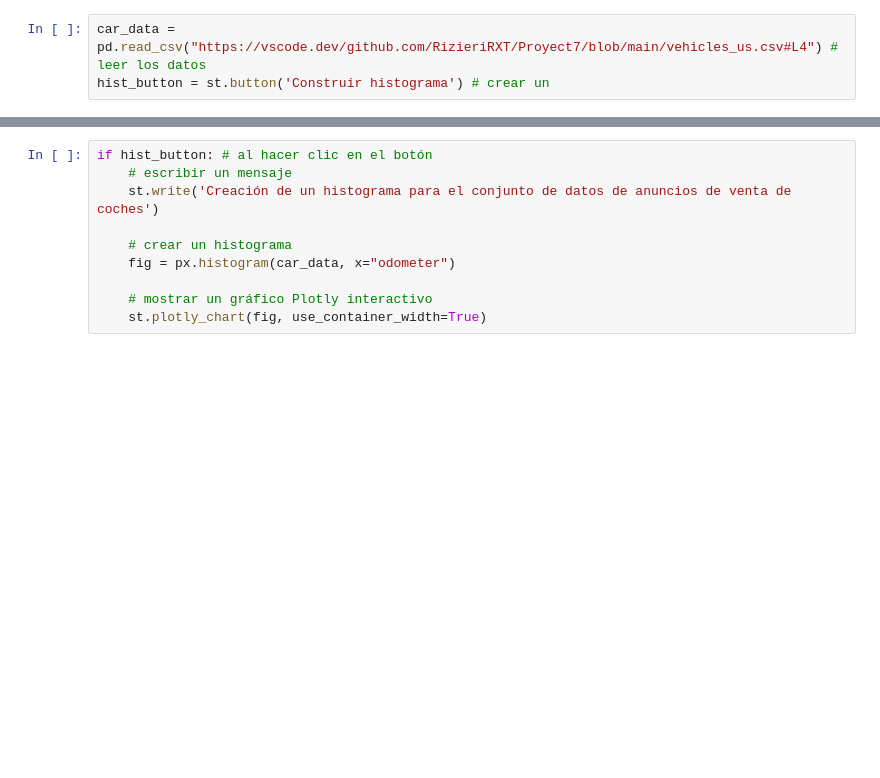
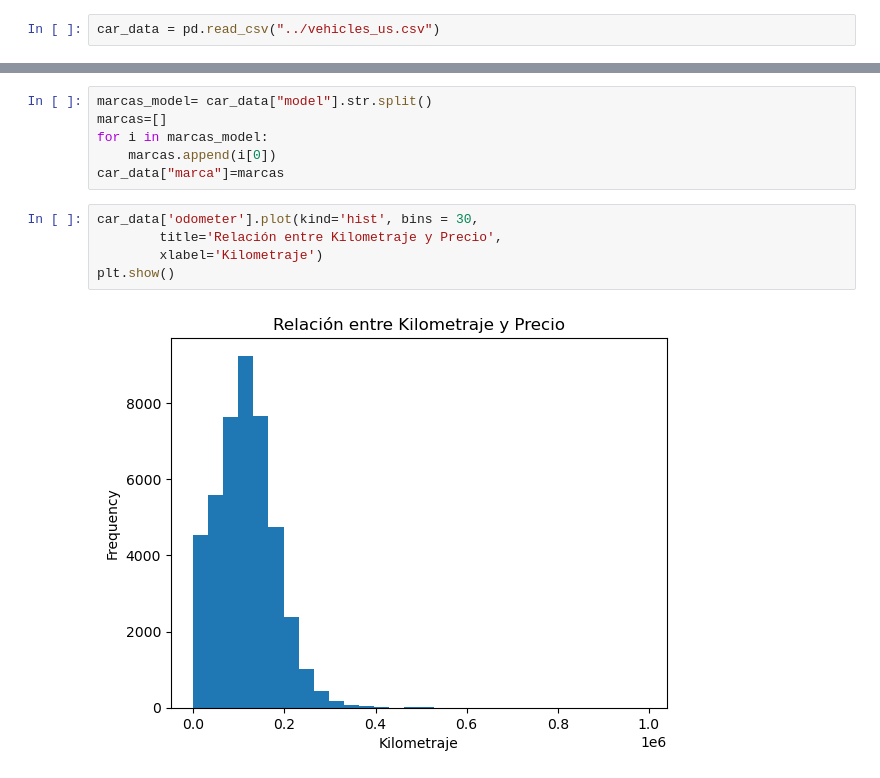
Before and after one commit to RizieriRXT/Proyect7, a Jupyter notebook: notebooks/EDA.ipynb, the cells around one changed output, grey strips where cells are left out. Cells and saved outputs as stored; diff of their text form; blank space fills up the shorter version.

Commit message:
Final proyecto 7

```diff
--- a/notebooks/EDA.ipynb
+++ b/notebooks/EDA.ipynb
@@ -10,3 +4,2 @@ print(os.listdir("../"))
 # %%
-car_data = pd.read_csv("https://vscode.dev/github.com/RizieriRXT/Proyect7/blob/main/vehicles_us.csv#L4") # leer los datos
-hist_button = st.button('Construir histograma') # crear un
+car_data = pd.read_csv("../vehicles_us.csv")
@@ -19,10 +6,13 @@ hist_button = st.button('Construir histograma') # crear un
-# %%
-if hist_button: # al hacer clic en el botón
-    # escribir un mensaje
-    st.write('Creación de un histograma para el conjunto de datos de anuncios de venta de coches')
-
-    # crear un histograma
-    fig = px.histogram(car_data, x="odometer")
-
-    # mostrar un gráfico Plotly interactivo
-    st.plotly_chart(fig, use_container_width=True)
+# %%
+marcas_model= car_data["model"].str.split()
+marcas=[]
+for i in marcas_model:
+    marcas.append(i[0])
+car_data["marca"]=marcas
+# %%
+car_data['odometer'].plot(kind='hist', bins = 30,
+        title='Relación entre Kilometraje y Precio',
+        xlabel='Kilometraje')
+plt.show()
+# %% [output]
+[figure, added]
```
Also changed, not shown: parts of 6 cells of this notebook, 2 other files.
